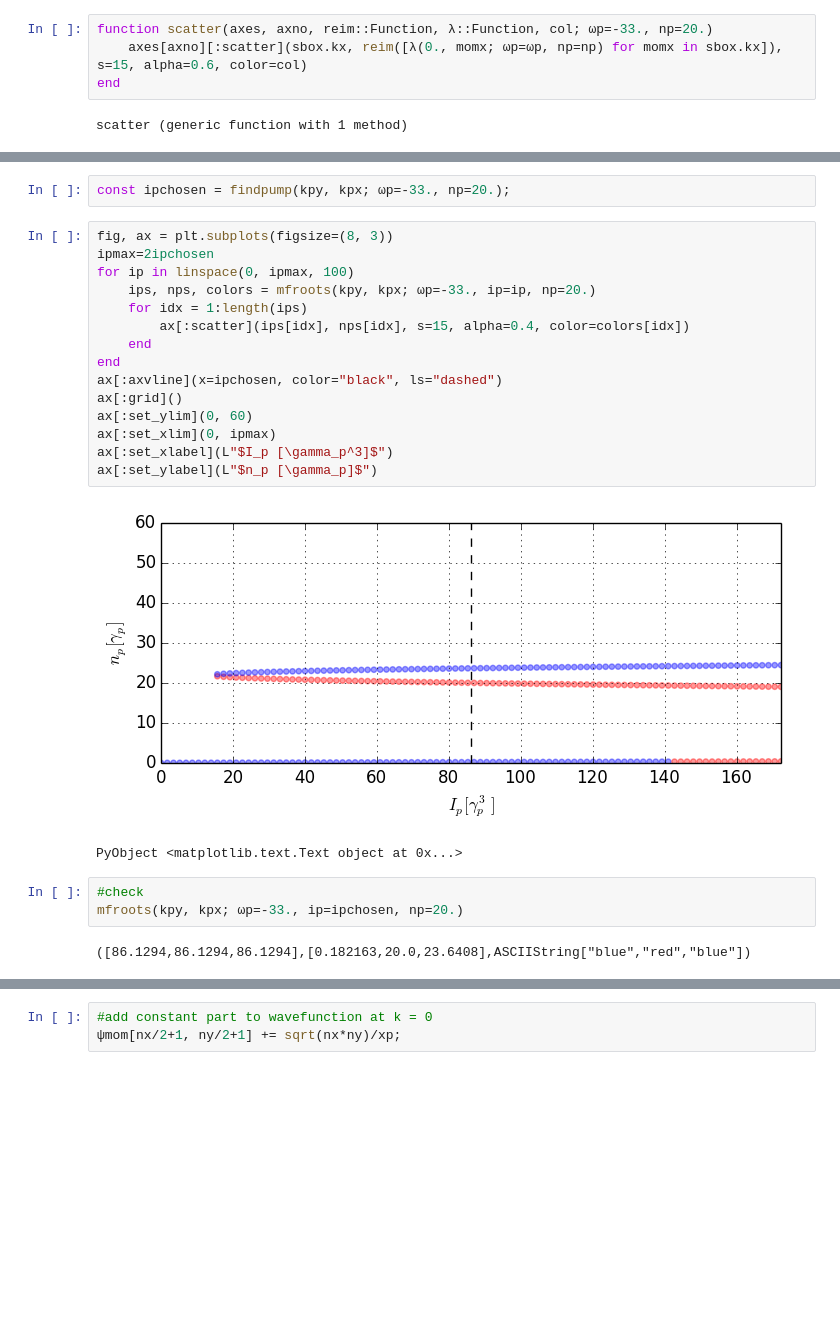
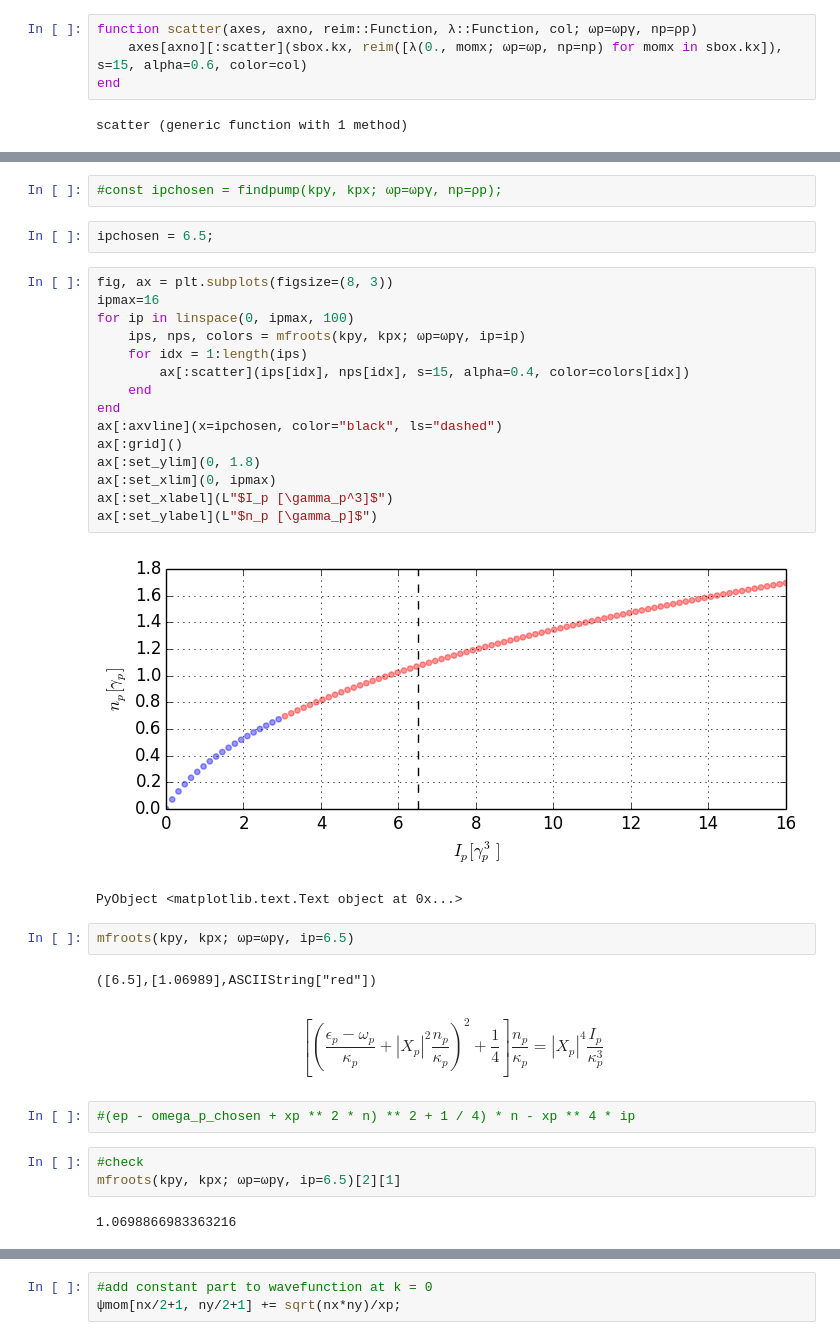
Before and after one commit to berceanu/notebooks, a Jupyter notebook: julia/1pump-responsef.ipynb, the cells around one changed output, grey strips where cells are left out. Drawn from its saved outputs; the diff is of its cells as text; blank space fills up the shorter version.

```diff
--- a/julia/1pump-responsef.ipynb
+++ b/julia/1pump-responsef.ipynb
@@ -41,5 +51,5 @@ PyObject <matplotlib.text.Text object at 0x...>
 # %%
-function scatter(axes, axno, reim::Function, λ::Function, col; ωp=-33., np=20.)
+function scatter(axes, axno, reim::Function, λ::Function, col; ωp=ωpγ, np=ρp)
     axes[axno][:scatter](sbox.kx, reim([λ(0., momx; ωp=ωp, np=np) for momx in sbox.kx]), s=15, alpha=0.6, color=col)
 end
 # %% [output]
@@ -64,26 +76,36 @@ axes[2][:set_xlabel](L"$k_x[\mu m^{-1}]$")
 PyObject <matplotlib.text.Text object at 0x...>
 # %%
-const ipchosen = findpump(kpy, kpx; ωp=-33., np=20.);
+#const ipchosen = findpump(kpy, kpx; ωp=ωpγ, np=ρp);
+# %%
+ipchosen = 6.5;
 # %%
 fig, ax = plt.subplots(figsize=(8, 3))
-ipmax=2ipchosen
+ipmax=16
 for ip in linspace(0, ipmax, 100)
-    ips, nps, colors = mfroots(kpy, kpx; ωp=-33., ip=ip, np=20.)
+    ips, nps, colors = mfroots(kpy, kpx; ωp=ωpγ, ip=ip)
     for idx = 1:length(ips)
         ax[:scatter](ips[idx], nps[idx], s=15, alpha=0.4, color=colors[idx])
     end
 end
 ax[:axvline](x=ipchosen, color="black", ls="dashed")
 ax[:grid]()
-ax[:set_ylim](0, 60)
+ax[:set_ylim](0, 1.8)
 ax[:set_xlim](0, ipmax)
 ax[:set_xlabel](L"$I_p [\gamma_p^3]$")
 ax[:set_ylabel](L"$n_p [\gamma_p]$")
 # %% [output]
-[figure, old version]
+[figure, new version]
 PyObject <matplotlib.text.Text object at 0x...>
+# %%
+mfroots(kpy, kpx; ωp=ωpγ, ip=6.5)
+# %% [output]
+([6.5],[1.06989],ASCIIString["red"])
+# %% [markdown]
+$$\left[\left(\frac{\epsilon_{p}-\omega_{p}}{\kappa_{p}}+\left|X_{p}\right|^{2}\frac{n_{p}}{\kappa_{p}}\right)^{2}+\frac{1}{4}\right]\frac{n_{p}}{\kappa_{p}}=\left|X_{p}\right|^{4}\frac{I_{p}}{\kappa_{p}^{3}}$$
+# %%
+#(ep - omega_p_chosen + xp ** 2 * n) ** 2 + 1 / 4) * n - xp ** 4 * ip
 # %%
 #check
-mfroots(kpy, kpx; ωp=-33., ip=ipchosen, np=20.)
+mfroots(kpy, kpx; ωp=ωpγ, ip=6.5)[2][1]
 # %% [output]
-([86.1294,86.1294,86.1294],[0.182163,20.0,23.6408],ASCIIString["blue","red","blue"])
+1.0698866983363216
```
Also changed, not shown: parts of 21 cells of this notebook, 4 other files.
